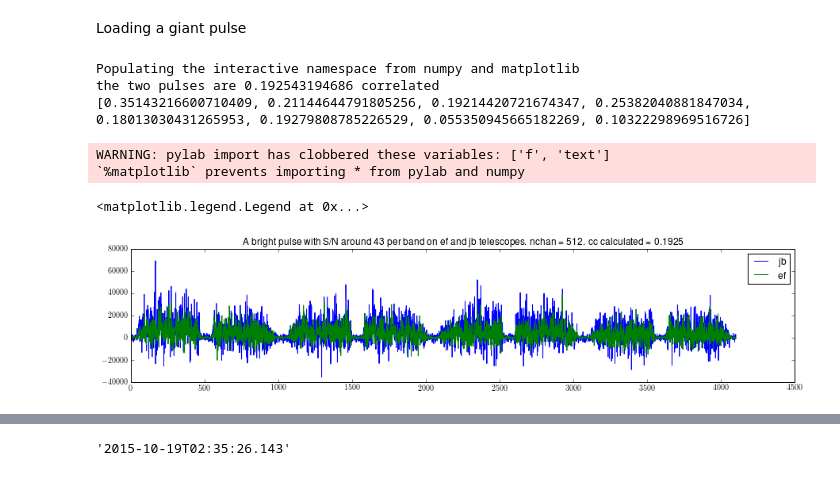
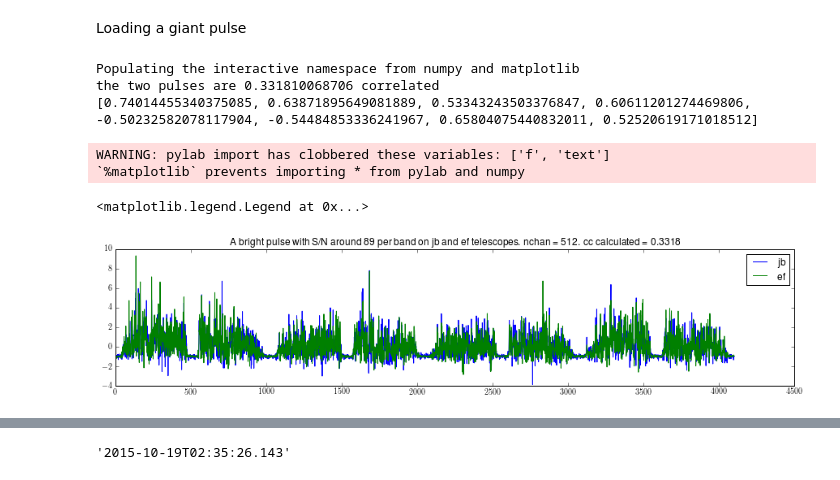
Before and after one commit to xiaozhengxu/scint_analysis, a Jupyter notebook: EVN_crab/process_frequency.ipynb, the cells around one changed output, grey strips where cells are left out. Cells and saved outputs as stored; diff of their text form; code cells hidden in the pictures.

```diff
--- a/EVN_crab/process_frequency.ipynb
+++ b/EVN_crab/process_frequency.ipynb
@@ -80,6 +80,8 @@ def load_gp(time_string,telescope,nchan,draw = 0):
     if draw:
         figure(figsize = (10,3))
         plot(outputsumfreq)
+    freq_spec = freq_spec/freq_spec.mean() - 1.
+#     background_freq = background_freq/background_freq.mean() - 1.
     return freq_spec,background_freq
 
 text_name = 'good_pulses.txt'
@@ -90,8 +92,17 @@ with open(text_name, 'r') as f:
 %pylab inline
 i = 235
 nchan = 512
-fs1,fs1bg = load_gp(text_lines[i-1],'jb',nchan)
-fs2,fs2bg = load_gp(text_lines[i-1],'ef',nchan)
+tele1 = 'jb'
+tele2 = 'ef'
+time_string1 = '2015-10-19T00:17:47.415' # S/N = 89!, main pulse
+time_string2 = '2015-10-19T02:35:26.143' # S/N = 43, main pulse
+time_string3 = '2015-10-19T02:06:52.280' #S/N = 7.9, inter pulse
+time_string4 = '2015-10-19T02:06:58.031' #S/N = 9.6, main pulse
+S_N3= 7.9
+S_N4 = 9.6
+
+fs1,fs1bg = load_gp(time_string1,tele1,nchan)
+fs2,fs2bg = load_gp(time_string1,tele2,nchan)
 
 fgp1 = process_freq_spec(fs1,nchan,i-1,draw = 0)
 
@@ -106,36 +117,36 @@ fgp2bg = process_freq_spec(fs2bg,nchan,i-1)
 def get_cc((fs1,fs1bg),(fs2,fs2bg)):
     mean1 = np.mean(fs1)
     mean2 = np.mean(fs2)
     numerator = np.mean((fs1-mean1)*(fs2-mean2))
     denominator = np.sqrt(((np.std(fs1))**2-(np.std(fs1bg))**2)*((np.std(fs2))**2-(np.std(fs2bg))**2))
     return numerator/denominator
 
 def get_ccs((fs1,fs1bg),(fs2,fs2bg)):
     coefficients= []
     for i in range(8):
         X = fs1[i]
         Y = fs2[i]
         Xbg = fs1bg[i]
         Ybg = fs2bg[i]
 #         coefficient = np.corrcoef(X,Y)[0,1] # np.corrcoef returns a matrix [1, coeff;coeff,1]
         coefficient = get_cc((X,Xbg),(Y,Ybg))
         coefficients.append(coefficient)
     return np.mean(coefficients),coefficients
 
 cc,ccs=get_ccs((fgp1,fgp1bg),(fgp2,fgp2bg))
 print 'the two pulses are', cc ,'correlated'
 print ccs
 
 figure(figsize = (15,3))
-plot(fs1,label = 'jb')
-plot(fs2,label = 'ef')
-title('A bright pulse with S/N around 43 per band on ef and jb telescopes. nchan = {}. cc calculated = {}'.format(nchan,round(cc,4)))
+plot(fs1,label = tele1)
+plot(fs2,label = tele2)
+title('A bright pulse with S/N around 89 per band on {} and {} telescopes. nchan = {}. cc calculated = {}'.format(tele1,tele2,nchan,round(cc,4)))
 legend()
 # %% [output]
 Populating the interactive namespace from numpy and matplotlib
-the two pulses are 0.192543194686 correlated
-[0.35143216600710409, 0.21144644791805256, 0.19214420721674347, 0.25382040881847034, 0.18013030431265953, 0.19279808785226529, 0.055350945665182269, 0.10322298969516726]
+the two pulses are 0.331810068706 correlated
+[0.74014455340375085, 0.63871895649081889, 0.53343243503376847, 0.60611201274469806, -0.50232582078117904, -0.54484853336241967, 0.65804075440832011, 0.52520619171018512]
 WARNING: pylab import has clobbered these variables: ['f', 'text']
 `%matplotlib` prevents importing * from pylab and numpy
 <matplotlib.legend.Legend at 0x...>
-[figure, old version]
+[figure, new version]
```
Also changed, not shown: parts of 8 cells of this notebook, 30 other files.
